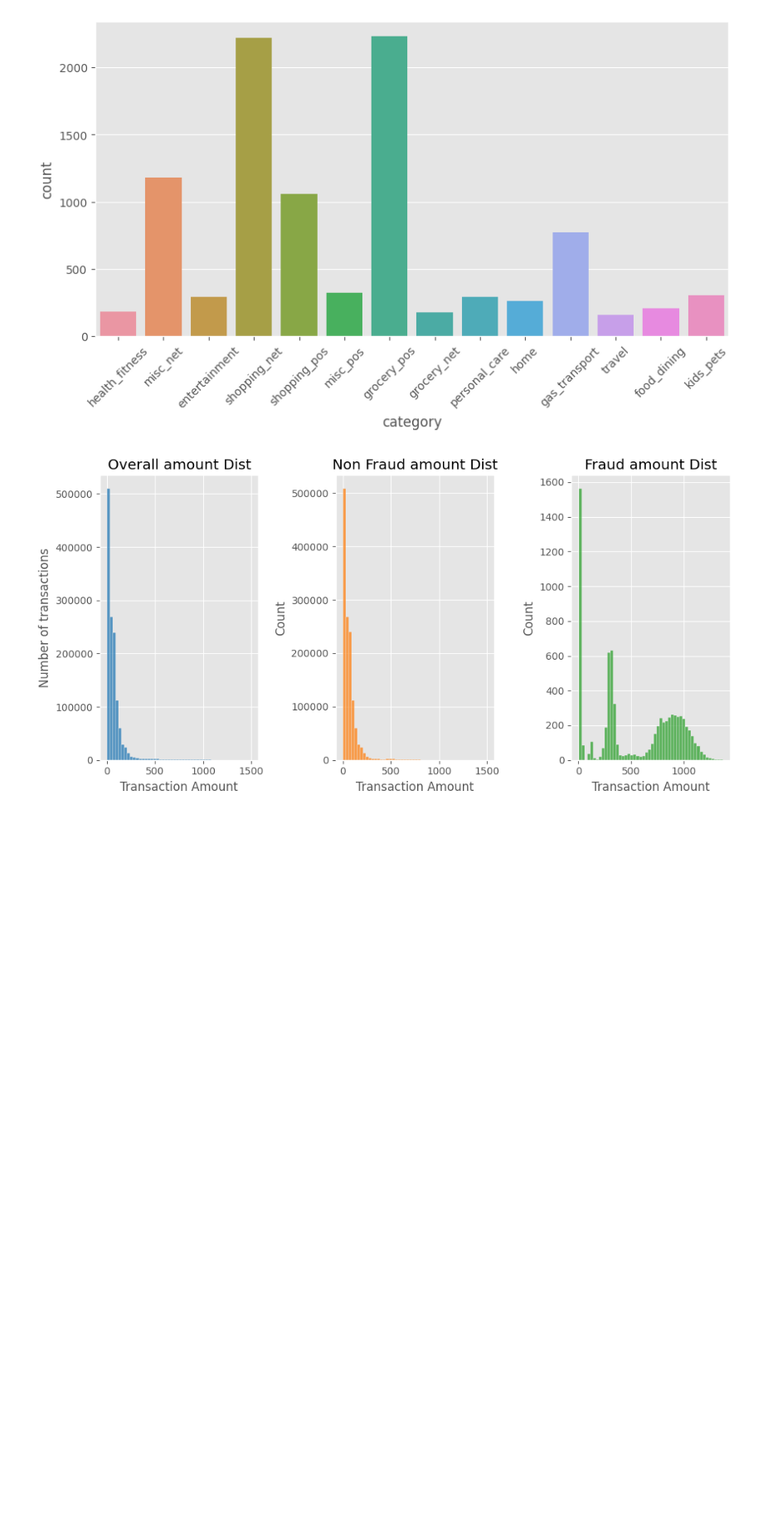
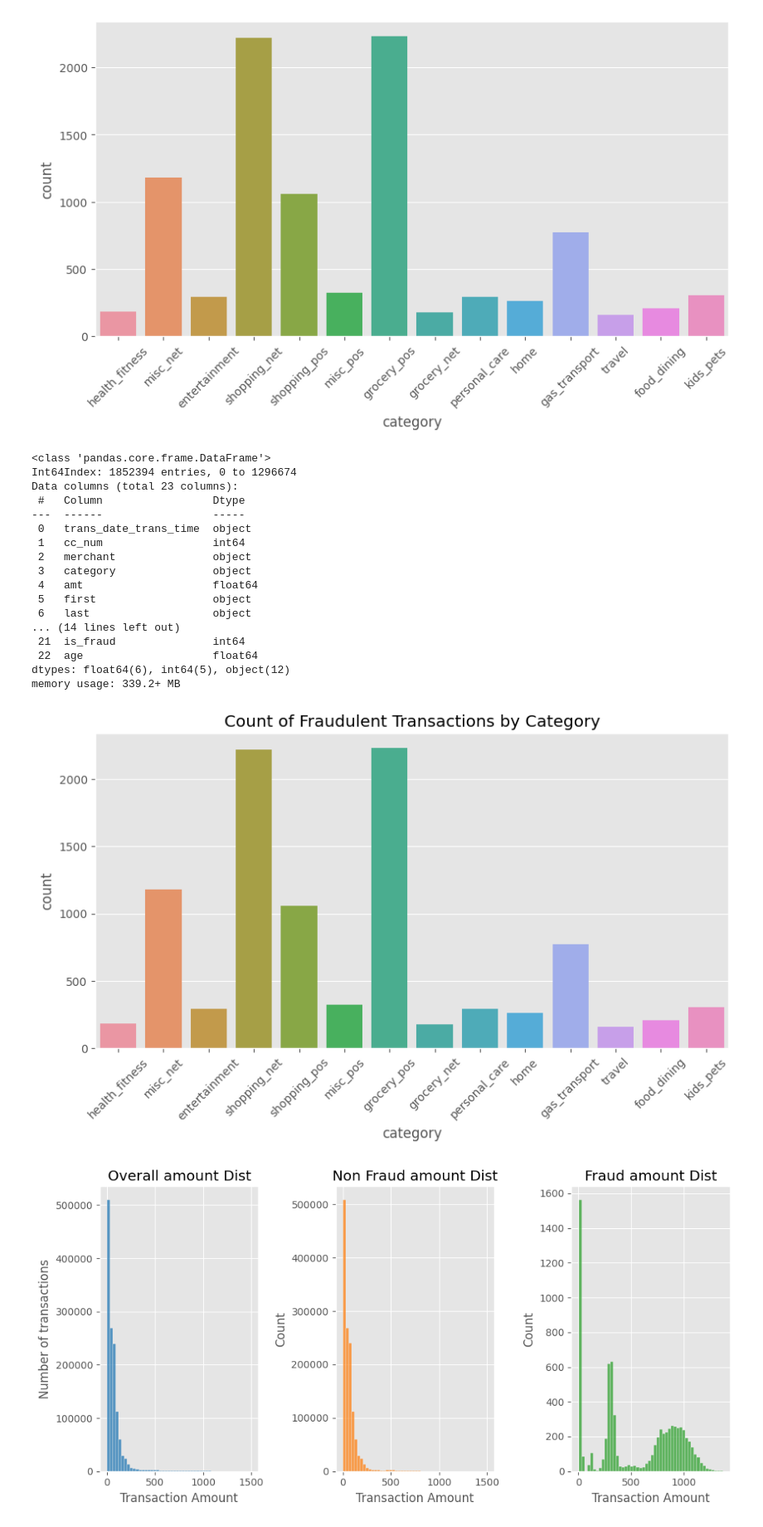
Before and after one commit to BinduParvati7/Capstone5588, a Jupyter notebook: DSCapstone.ipynb, the cells around one changed output. Shown at 83% size. Drawn from its saved outputs; the diff is of its cells as text; code cells hidden in the pictures; blank space fills up the shorter version.

```diff
--- a/DSCapstone.ipynb
+++ b/DSCapstone.ipynb
@@ -11,10 +11,10 @@ import math
 pd.set_option('display.max_columns', None)
 plt.style.use('ggplot')
 # %%
-train = pd.read_csv("/content/fraudTrain.csv", index_col=0)
+train = pd.read_csv("/content/drive/MyDrive/DS_Capstone/fraudTrain.csv", index_col=0)
 pd.options.display.float_format = '{:,.2f}'.format
 # %%
-test = pd.read_csv("/content/fraudTest.csv", index_col=0)
+test = pd.read_csv("/content/drive/MyDrive/DS_Capstone/fraudTest.csv", index_col=0)
 pd.options.display.float_format = '{:,.2f}'.format
 # %%
 train.head(3)
@@ -157,6 +157,43 @@ Data columns (total 23 columns):
 dtypes: float64(6), int64(5), object(12)
 memory usage: 339.2+ MB
 [figure]
+# %%
+import matplotlib.pyplot as plt
+import seaborn as sns
+
+total = pd.concat([test, train])
+total.info()
+total["is_fraud_cat"] = total.is_fraud.apply(lambda x: "T" if x == 1 else "F")
+total["is_fraud_cat"] = total["is_fraud_cat"].astype("object")
+totalcat = total.select_dtypes(include=['object'])
+
+plt.figure(figsize=(10, 5))
+sns.countplot(x=total[total['is_fraud_cat'] == "T"].category)
+plt.xticks(rotation=45)
+
+# Add a title to the plot
+plt.title("Count of Fraudulent Transactions by Category")
+
+plt.show()
+# %% [output]
+<class 'pandas.core.frame.DataFrame'>
+Int64Index: 1852394 entries, 0 to 1296674
+Data columns (total 23 columns):
+ #   Column                 Dtype
+---  ------                 -----
+ 0   trans_date_trans_time  object
+ 1   cc_num                 int64
+ 2   merchant               object
+ 3   category               object
+ 4   amt                    float64
+ 5   first                  object
+ 6   last                   object
+... (14 lines left out)
+ 21  is_fraud               int64
+ 22  age                    float64
+dtypes: float64(6), int64(5), object(12)
+memory usage: 339.2+ MB
+[figure, added]
 # %%
 import seaborn as sns
 import matplotlib.pyplot as plt
```
Also changed, not shown: parts of 3 cells of this notebook.
